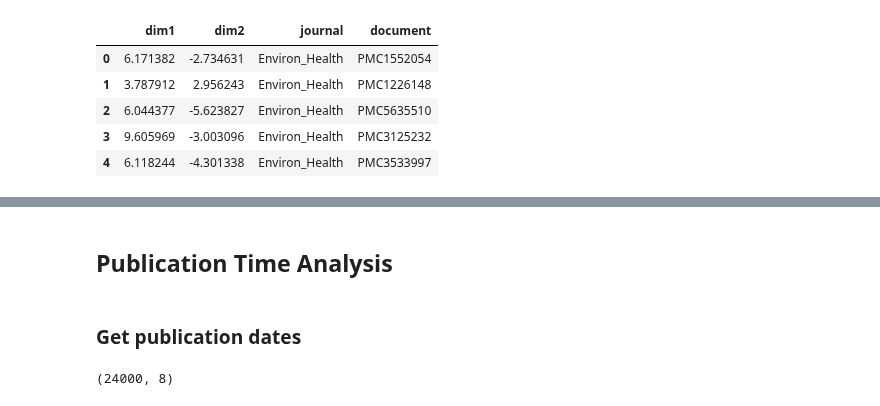
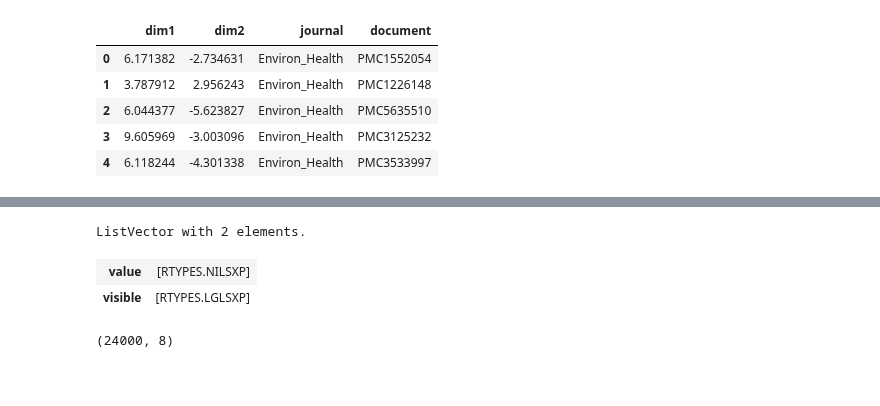
Before and after one commit to greenelab/annorxiver, a Jupyter notebook: biorxiv/polka_subset_experiment/03_rerun_analyses_with_added_subset.ipynb, the cells around one changed output, grey strips where cells are left out. Saved outputs shown, nothing was run; the diff lists cells and outputs as text; code cells hidden in the pictures; blank space fills up the shorter version.

```diff
--- a/biorxiv/polka_subset_experiment/03_rerun_analyses_with_added_subset.ipynb
+++ b/biorxiv/polka_subset_experiment/03_rerun_analyses_with_added_subset.ipynb
@@ -559,7 +545,15 @@ g <- (
-# %% [markdown]
-## Publication Time Analysis
-# %% [markdown]
-### Get publication dates
+# %%
+pandas2ri.activate()
+robjects.globalenv["pmc_data_df"] = robjects.conversion.py2rpy(pmc_data_df)
+robjects.globalenv["subset_df"] = robjects.conversion.py2rpy(subset_df)
+robjects.r.source("saucie_plot.R")
+Image(filename="output/figures/saucie_plot.png")
+# ## Publication Time Analysis
+# ### Get publication dates
+# %% [output]
+ListVector with 2 elements.
+| value | [RTYPES.NILSXP] |
+| visible | [RTYPES.LGLSXP] |
 # %%
 url = "https://api.biorxiv.org/pub/2019-11-01/3000-01-01/"
 # %%
```
Also changed, not shown: parts of 12 cells of this notebook, 10 other files.
